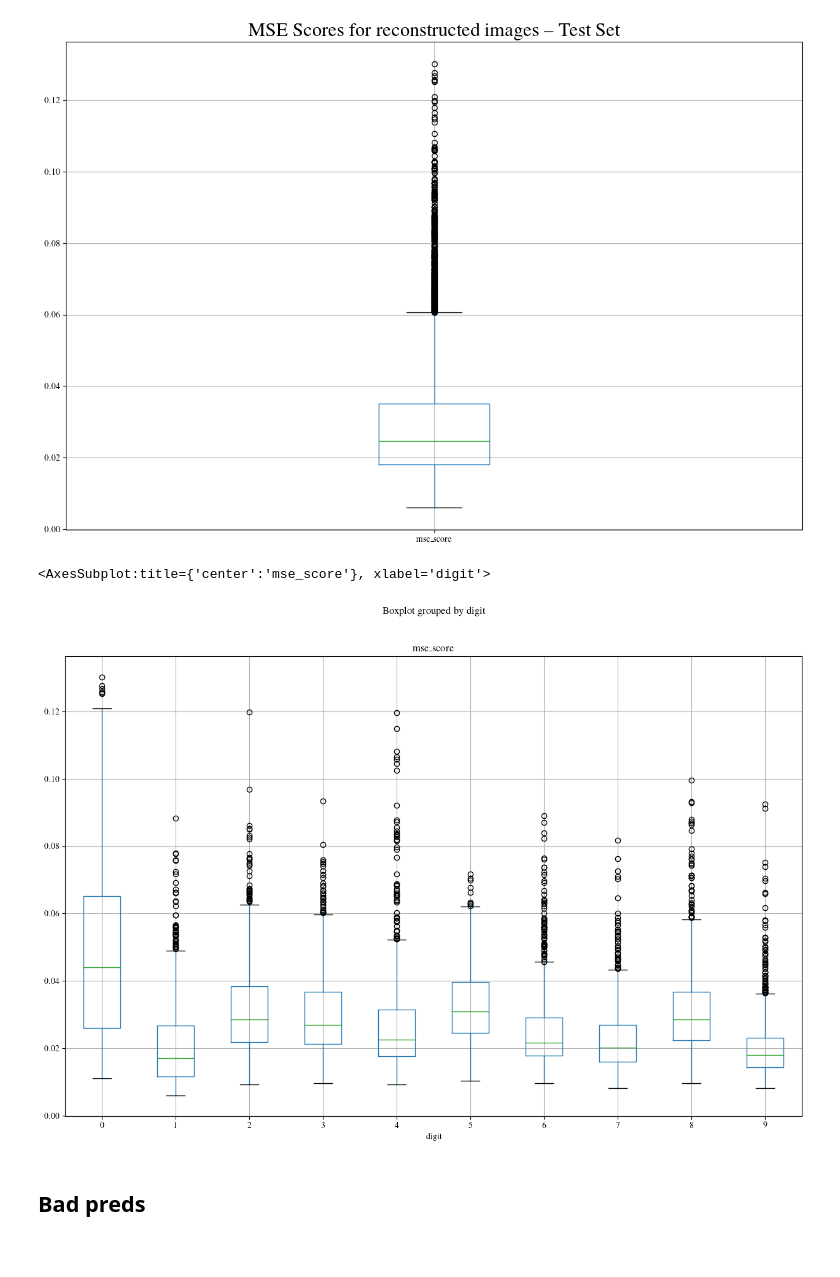
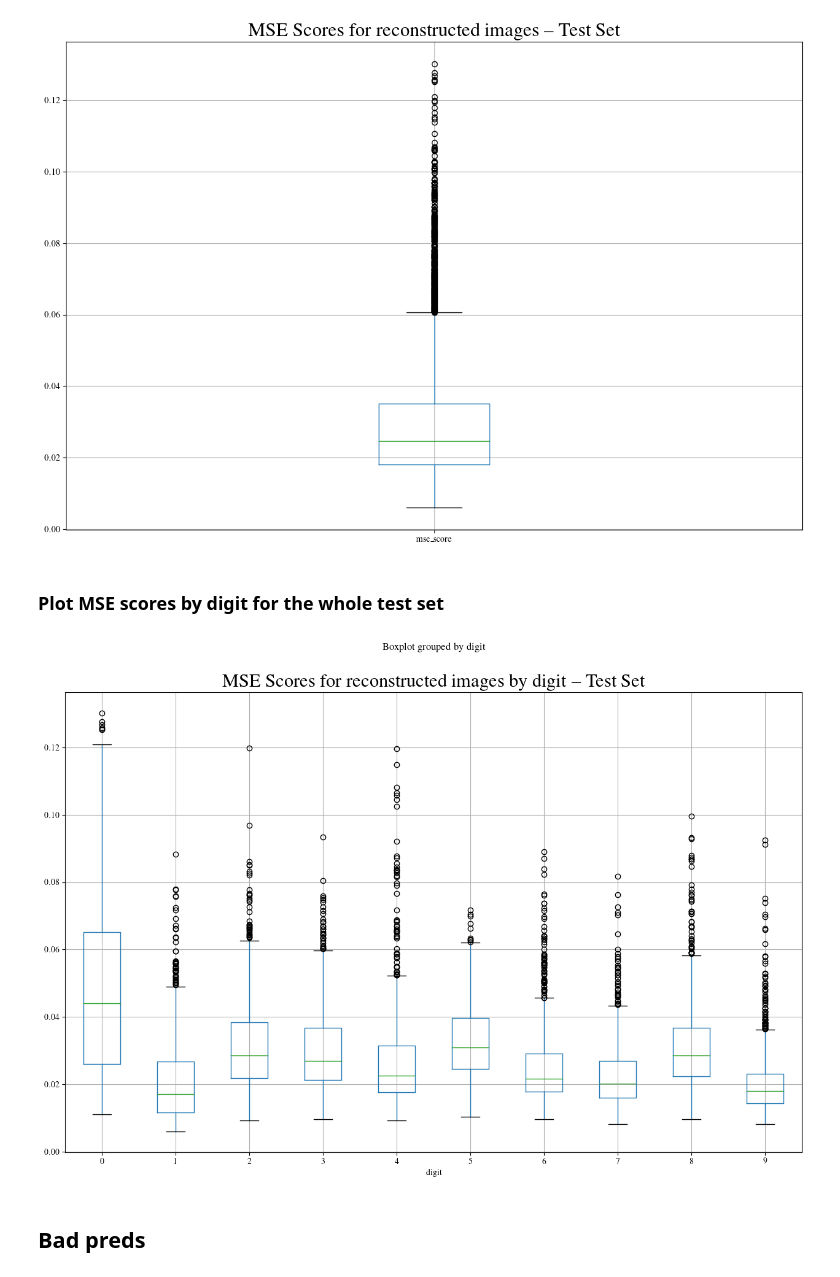
Before and after one commit to jornelasmunoz/UCM_Undergraduate_Research, a Jupyter notebook: jornelasmunoz/notebooks/CNN_Reconstruction.ipynb, the cells around one changed output. Saved outputs shown, nothing was run; the diff lists cells and outputs as text; code cells hidden in the pictures.

```diff
--- a/jornelasmunoz/notebooks/CNN_Reconstruction.ipynb
+++ b/jornelasmunoz/notebooks/CNN_Reconstruction.ipynb
@@ -178,6 +101,12 @@ plt.show()
 # %%
+# Create DataLoaders for each set
 loaders = {
     'train' : torch.utils.data.DataLoader(mura_train_data,
+                                          batch_size=params['batch_size'],
+                                          shuffle=True,
+                                          num_workers=0),
+
+    'eval'  : torch.utils.data.DataLoader(mura_eval_data,
                                           batch_size=params['batch_size'],
                                           shuffle=True,
                                           num_workers=0),
@@ -196,9 +144,19 @@ class CNN(torch.nn.Module):
     '''
     def __init__(self, params):
         super().__init__()
-        self.img_size = params['image_size']
-        self.kernel_size = params['kernel_size']
+
+        # Define model basic info
+        self.params = params
+        self.img_size = self.params['image_size']
+        self.kernel_size = self.params['kernel_size']
+        self.criterion = torch.nn.MSELoss()
+        # self.optimizer = torch.optim.Adam(self.parameters(), lr = self.params['learning_rate'])
+        self.params['model_save_path'] = f'../models/CNN_mnist_{params["kernel_size"]}kernel_{params["epochs"]}epochs.pth'
+
+        # Define model architecture elements
         self.conv = torch.nn.Conv2d(1,1,kernel_size=self.kernel_size, padding=(self.kernel_size-1)//2)
+
+
 
     def forward(self, x):
         output = torch.sigmoid(self.conv(x))
@@ -206,8 +164,9 @@ class CNN(torch.nn.Module):
 # %%
 # Instantiate model
 model = CNN(params)#.to(device)
-criterion = torch.nn.MSELoss()#.to(device)
-optimizer = torch.optim.Adam(model.parameters(), lr = params['learning_rate'])
-PATH = f'../models/CNN_mnist_{params["kernel_size"]}kernel_{params["epochs"]}epochs.pth'
+model.optimizer = torch.optim.Adam(model.parameters(), lr = model.params['learning_rate'])
+
+# criterion = torch.nn.MSELoss()#.to(device)
+# PATH = f'../models/CNN_mnist_{params["kernel_size"]}kernel_{params["epochs"]}epochs.pth'
 # %% [markdown]
 # Training
@@ -228,7 +189,7 @@ figure = heat.get_figure()
 plt.show()
 
 # Define and plot target weights
-target_weights = G
+target_weights = model.params['G']
 print('Target weights shape: {}'.format(target_weights.shape))
 plt.figure(figsize=(15,15))
 heat = sns.heatmap(target_weights, cmap='gray')
@@ -592,11 +491,16 @@ plt.title("MSE Scores for reconstructed images -- Test Set", fontsize=22)
 plt.show()
 # %% [output]
 [figure]
+# %% [markdown]
+### Plot MSE scores by digit for the whole test set
 # %%
+# Plot MSE scores by digit for the whole test set
 df.boxplot(column='mse_score', by='digit')
+plt.title("MSE Scores for reconstructed images by digit -- Test Set", fontsize=22)
+#plt.savefig('../figs/mse_test_recon_digits.png')
+plt.show()
 # %% [output]
-<AxesSubplot:title={'center':'mse_score'}, xlabel='digit'>
-[figure, old version]
+[figure, new version]
 # %% [markdown]
 ## Bad preds
 # %%
```
Also changed, not shown: parts of 20 cells of this notebook.
